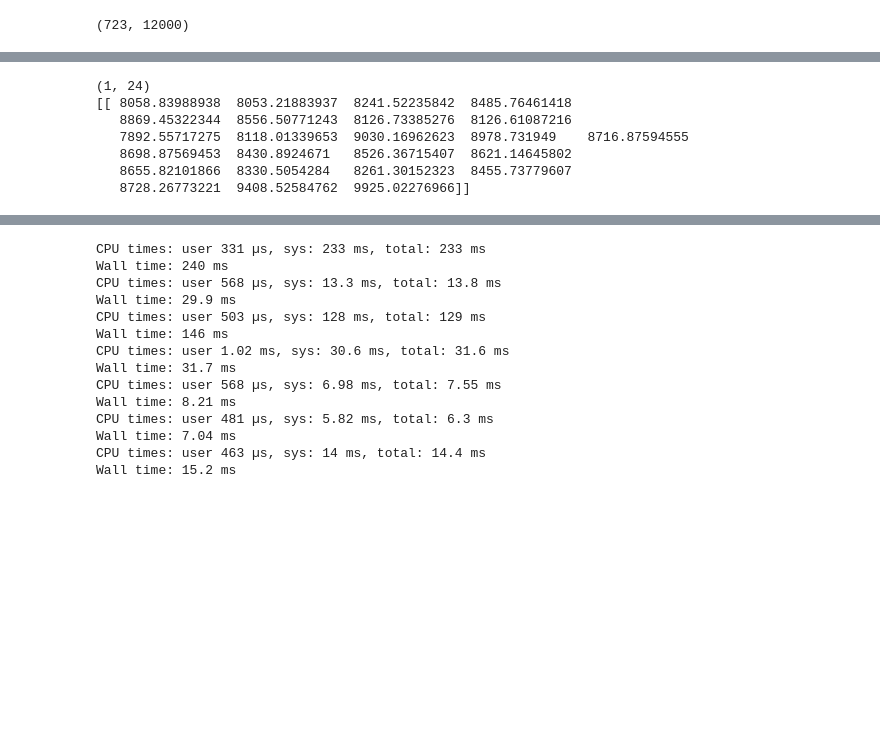
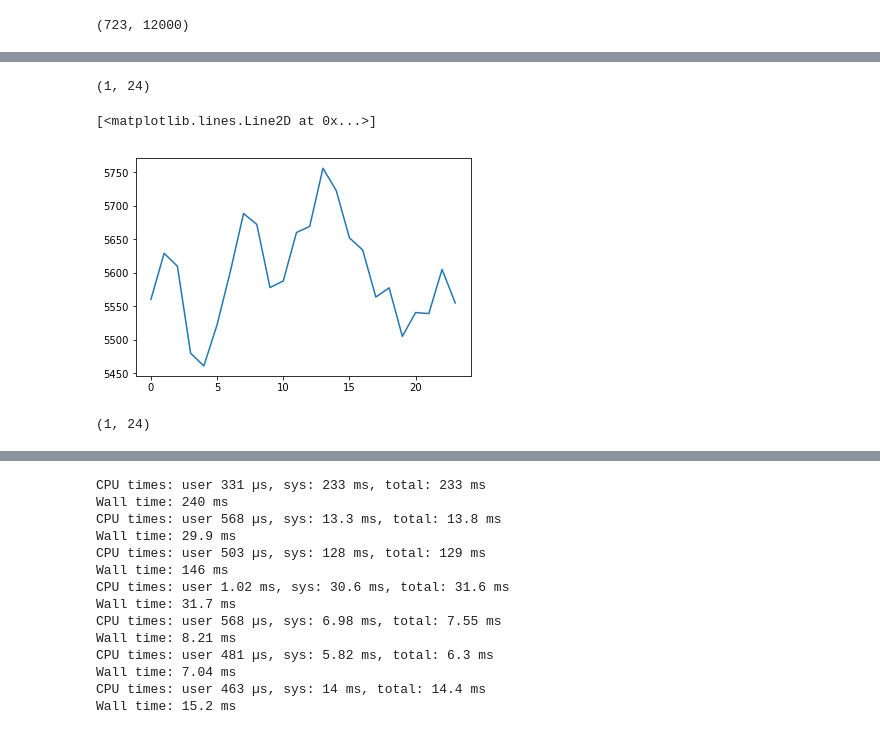
Before and after one commit to AvneeshSarwate/klustr, a Jupyter notebook: audioNotebooks/Samples to Standard MIR Features.ipynb, the cells around one changed output, grey strips where cells are left out. Saved outputs shown, nothing was run; the diff lists cells and outputs as text; code cells hidden in the pictures; blank space fills up the shorter version.

Commit message:
spectral centroid, flux, crest, zero crossing all complete

```diff
--- a/audioNotebooks/Samples to Standard MIR Features.ipynb
+++ b/audioNotebooks/Samples to Standard MIR Features.ipynb
@@ -45,6 +45,7 @@ print (len(drumSamples))
 7
 # %%
 crashes = drumSamples["crash"]
+kicks = drumSamples["kick"]
 # %%
 print (crashes.shape)
 # %% [output]
@@ -62,13 +63,17 @@ for i in range(5):
 # %%
 sr = 48000
-centroid = librosa.feature.spectral_centroid(y=crashes[0], sr=sr)
+crash = crashes[0]
+kick = kicks[0]
+centroid = librosa.feature.spectral_centroid(y=crash, sr=sr)
 print(centroid.shape)
-print (centroid)
+plt.figure()
+plt.plot(centroid.T)
 # %% [output]
 (1, 24)
-[[ 8058.83988938  8053.21883937  8241.52235842  8485.76461418
-   8869.45322344  8556.50771243  8126.73385276  8126.61087216
-   7892.55717275  8118.01339653  9030.16962623  8978.731949    8716.87594555
-   8698.87569453  8430.8924671   8526.36715407  8621.14645802
-   8655.82101866  8330.5054284   8261.30152323  8455.73779607
-   8728.26773221  9408.52584762  9925.02276966]]
+[<matplotlib.lines.Line2D at 0x...>]
+[figure, added]
+# %%
+zero_crossing = librosa.feature.zero_crossing_rate(y=crash)
+print(zero_crossing.shape)
+# %% [output]
+(1, 24)
```
Also changed, not shown: parts of 9 cells of this notebook.
